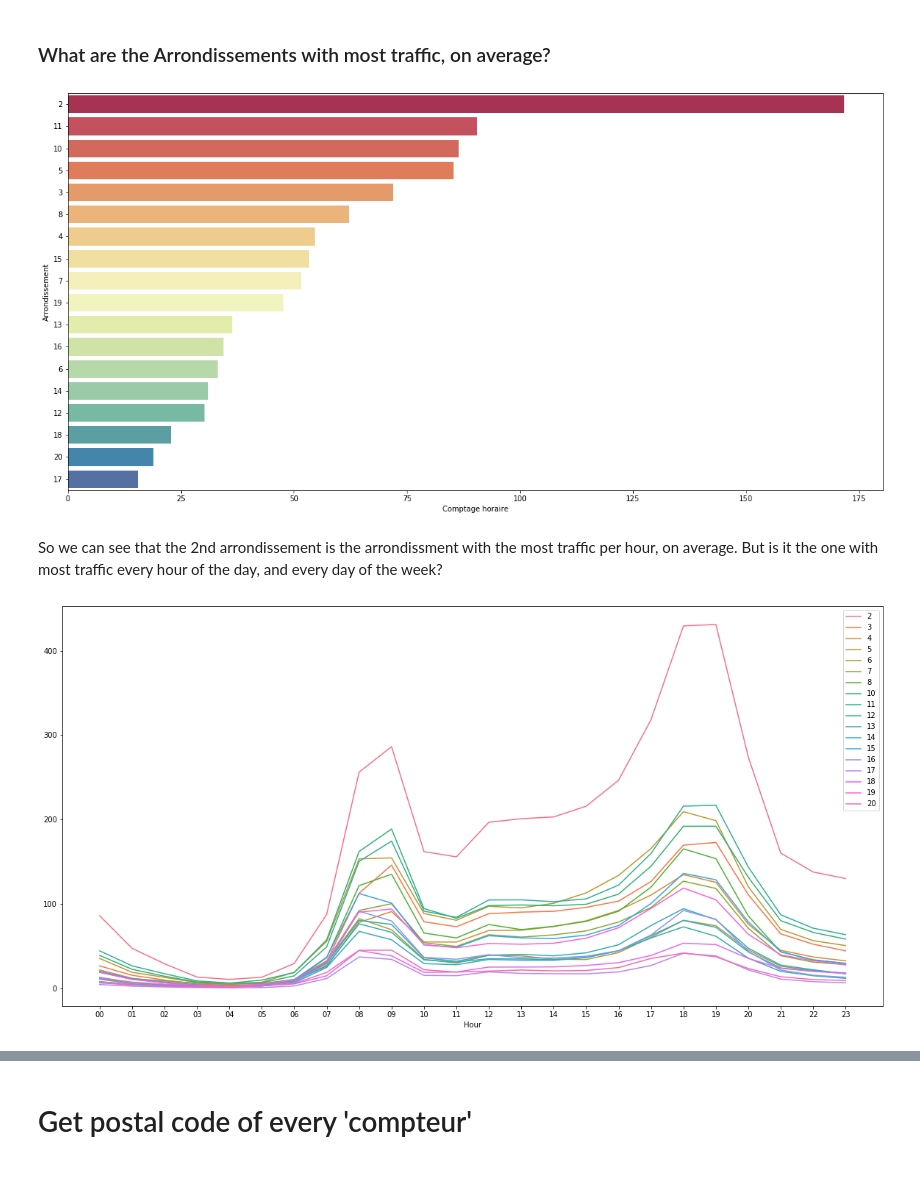
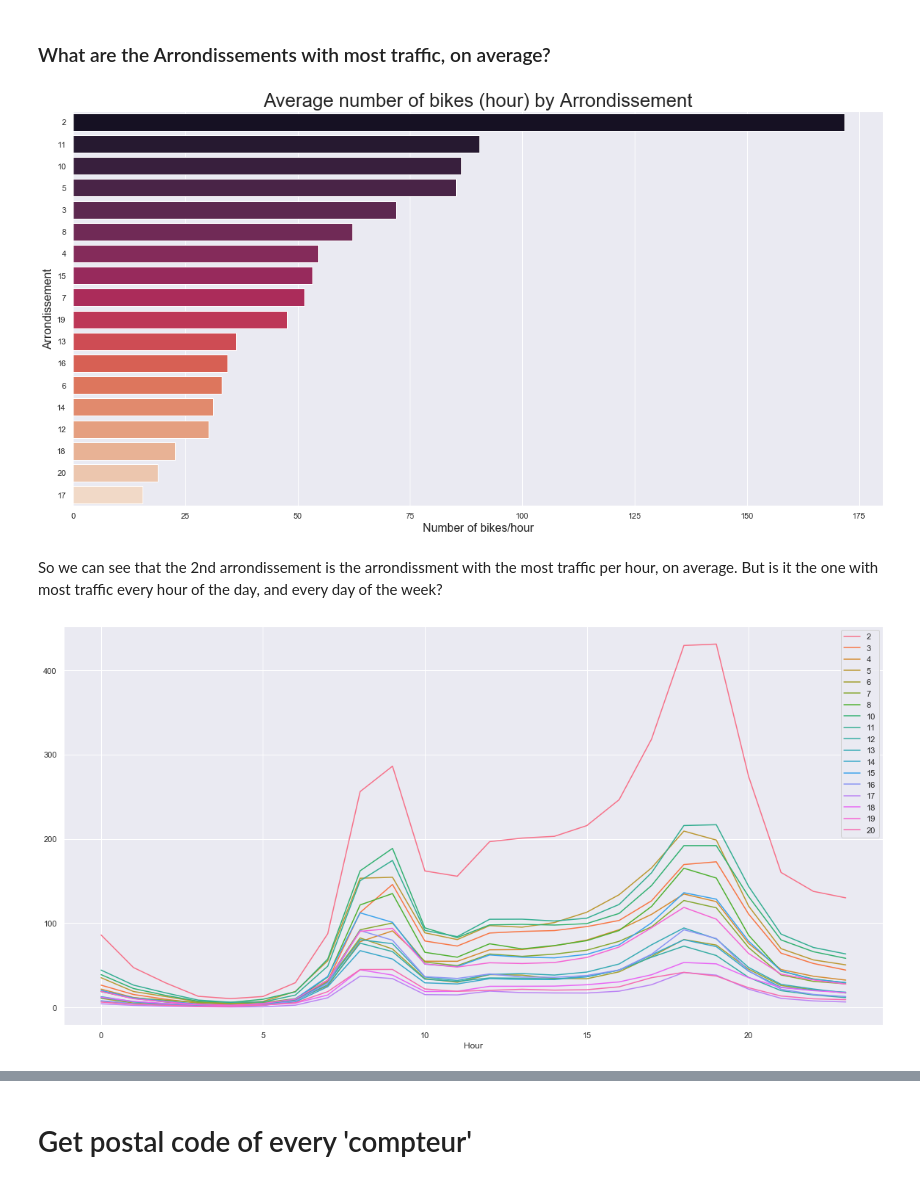
Before and after one commit to tmcdonald92/Bike-Traffic-In-Paris, a Jupyter notebook: Bycicles in Paris.ipynb, the cells around one changed output, grey strips where cells are left out. Cells and saved outputs as stored; diff of their text form; code cells hidden in the pictures.

```diff
--- a/Bycicles in Paris.ipynb
+++ b/Bycicles in Paris.ipynb
@@ -51,6 +51,7 @@ from matplotlib.pyplot import figure
 import numpy as np
 
 %matplotlib inline
+sns.set()
 # %%
 # Importing the accidents dataset - Imports with no issues
 accidents = pd.read_csv('https://www.data.gouv.fr/en/datasets/r/3d5f2317-5afd-4a9f-a9c5-bd4fe0113f39', low_memory=False)
@@ -402,16 +384,18 @@ traffic_arrondissement = total_traffic[['Comptage horaire','Arrondissement']].gr
 # %%
 figure(figsize=(20, 10))
 sns.barplot(x="Comptage horaire"
             ,y="Arrondissement"
             , data=traffic_arrondissement
             ,orient='h'
             ,order=traffic_arrondissement.sort_values('Comptage horaire', ascending=False).Arrondissement
-            ,palette="Spectral"
-           )
-
-plt.show()
+            ,palette="rocket"
+           );
+plt.xlabel('Number of bikes/hour', size= 16)
+plt.ylabel('Arrondissement', size=16)
+plt.title('Average number of bikes (hour) by Arrondissement', size=26)
+plt.savefig('traffic_arrondissement.png')
 # %% [output]
-[figure, old version]
+[figure, new version]
 # %% [markdown]
 So we can see that the 2nd arrondissement is the arrondissment with the most traffic per hour, on average.
 But is it the one with most traffic every hour of the day, and every day of the week?
@@ -422,7 +406,7 @@ traffic_arrondissement_hour = traffic_arrondissement_hour.unstack().T.droplevel(
 figure(figsize=(20, 10))
 sns.lineplot(data=traffic_arrondissement_hour, dashes=False);
 # %% [output]
-[figure, old version]
+[figure, new version]
 # %%
 traffic_arrondissement_week = total_traffic[['Comptage horaire','Arrondissement','num_week']].groupby(by=['Arrondissement','num_week']).mean()
 traffic_arrondissement_week = traffic_arrondissement_week.unstack().T.droplevel(level=0)
```
Also changed, not shown: parts of 33 cells of this notebook, 7 other files.
